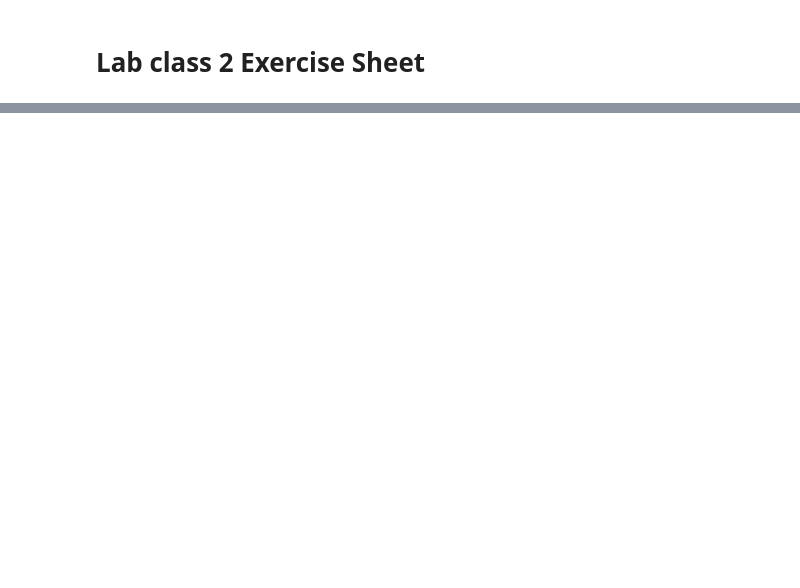
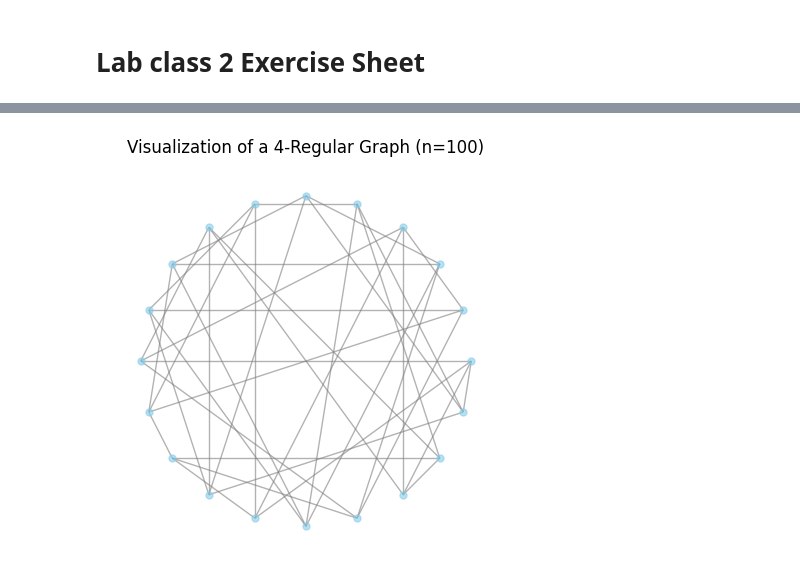
Before and after one commit to LukeBirkett/study-planner, a Jupyter notebook: 981G5_Network_Science/labs/week_2/week_2_lab.ipynb, the cells around one changed output, grey strips where cells are left out. Cells and saved outputs as stored; diff of their text form; code cells hidden in the pictures; blank space fills up the shorter version.

```diff
--- a/981G5_Network_Science/labs/week_2/week_2_lab.ipynb
+++ b/981G5_Network_Science/labs/week_2/week_2_lab.ipynb
@@ -108,0 +214,25 @@ If you remove both 0-degree and 1-degree nodes simultaneously, the impact on the
+# %%
+import networkx as nx
+import matplotlib.pyplot as plt
+
+# 1. Create the 4-regular graph
+G_rand = nx.random_regular_graph(d=4, n=20, seed=41)
+
+# 2. Set the figure size (larger is better for 100 nodes)
+plt.figure(figsize=(4, 4))
+
+# 3. Use a Circular Layout to show the symmetry
+pos = nx.circular_layout(G_rand)
+
+# 4. Draw the graph
+nx.draw(G_rand, pos,
+        node_size=25,
+        node_color='skyblue',
+        edge_color='gray',
+        alpha=0.6,
+        with_labels=False)
+
+plt.title("Visualization of a 4-Regular Graph (n=100)")
+plt.show()
+# %% [output]
+[figure, added]
```
Also changed, not shown: parts of 56 cells of this notebook.
